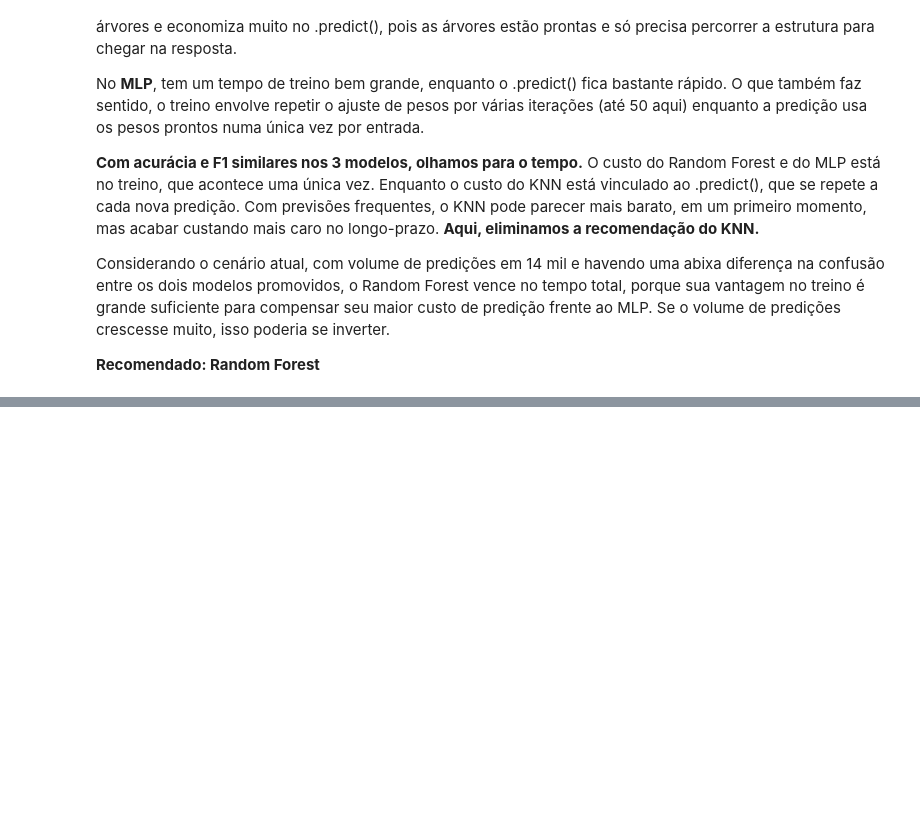
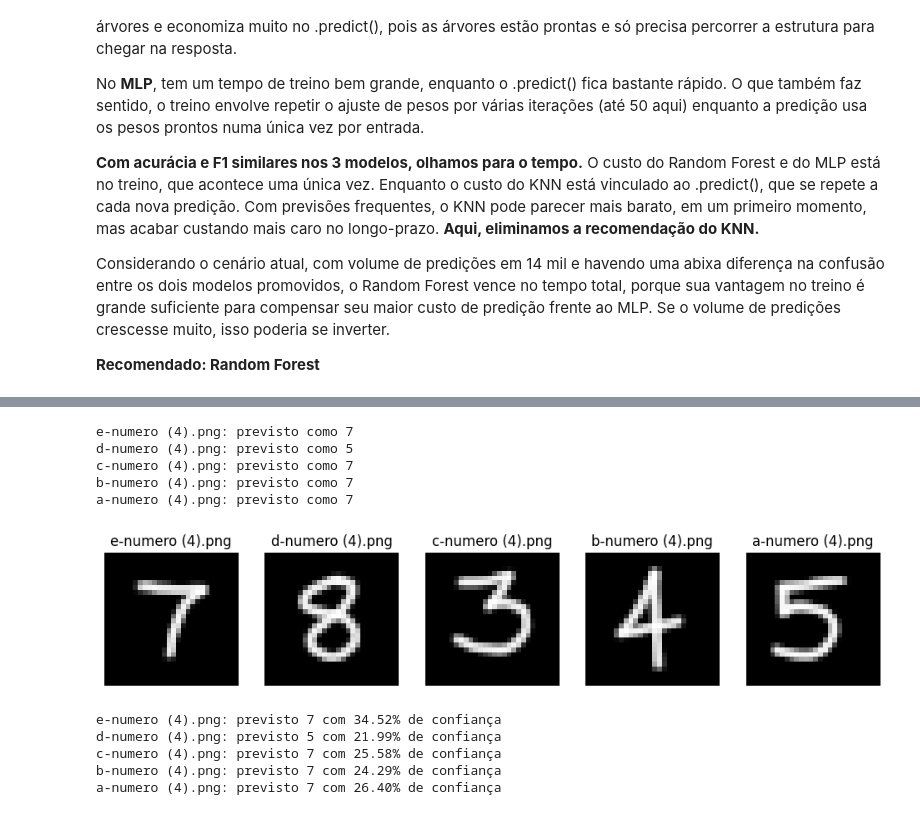
Before and after one commit to nperesjr/mnist-predictive-pipeline, a Jupyter notebook: NeyPeres_MiniProjeto.ipynb, the cells around one changed output, grey strips where cells are left out. Saved outputs shown, nothing was run; the diff lists cells and outputs as text; code cells hidden in the pictures; blank space fills up the shorter version.

```diff
--- a/NeyPeres_MiniProjeto.ipynb
+++ b/NeyPeres_MiniProjeto.ipynb
@@ -425,0 +526,51 @@ Considerando o cenário atual, com volume de predições em 14 mil e havendo uma
+# %%
+from sklearn.ensemble import RandomForestClassifier
+rf = RandomForestClassifier(n_estimators=100, max_depth=20, random_state=42) #redefinindo o estimators como 100 como mencionado acima
+rf.fit(X_treino, y_treino) #erro que precisaria rodar o fit antes
+
+resultados = {}
+imagens_centralizadas = {}
+
+for nome_arquivo, imagem in imagens_proc.items():
+  array_imagem = np.array(imagem)
+  array_centralizado = centralizar_bounding_box(array_imagem)
+  imagens_centralizadas[nome_arquivo] = array_centralizado
+
+  array_normalizado = array_centralizado / 255.0
+  array_reshape = array_normalizado.reshape(1, -1)
+
+  predicao = rf.predict(array_reshape)
+  probs = rf.predict_proba(array_reshape)
+
+  resultados[nome_arquivo] = (predicao[0], probs[0])
+
+  print(f"{nome_arquivo}: previsto como {predicao[0]}")
+# %% [output]
+e-numero (4).png: previsto como 7
+d-numero (4).png: previsto como 5
+c-numero (4).png: previsto como 7
+b-numero (4).png: previsto como 7
+a-numero (4).png: previsto como 7
+# %%
+#Com resultado acima não muito satisfatório, resolvi checar as imagens do que fiz
+#Parecem condizentes com o que testamos anteriormente
+#Problema de generalização?
+#Testar confiança com o código que já fizemos
+
+fig, eixos = plt.subplots(nrows=1, ncols=5, figsize=(12, 3))
+for eixo, (nome, imagem) in zip(eixos, imagens_proc.items()):
+    eixo.imshow(imagem, cmap='gray')
+    eixo.set_title(nome)
+    eixo.axis('off')
+plt.show()
+
+for nome, (predicao, probs) in resultados.items():
+    confianca = probs.max() * 100
+    print(f"{nome}: previsto {predicao} com {confianca:.2f}% de confiança")
+# %% [output]
+[figure, added]
+e-numero (4).png: previsto 7 com 34.52% de confiança
+d-numero (4).png: previsto 5 com 21.99% de confiança
+c-numero (4).png: previsto 7 com 25.58% de confiança
+b-numero (4).png: previsto 7 com 24.29% de confiança
+a-numero (4).png: previsto 7 com 26.40% de confiança
```
Also changed, not shown: parts of 11 cells of this notebook.
